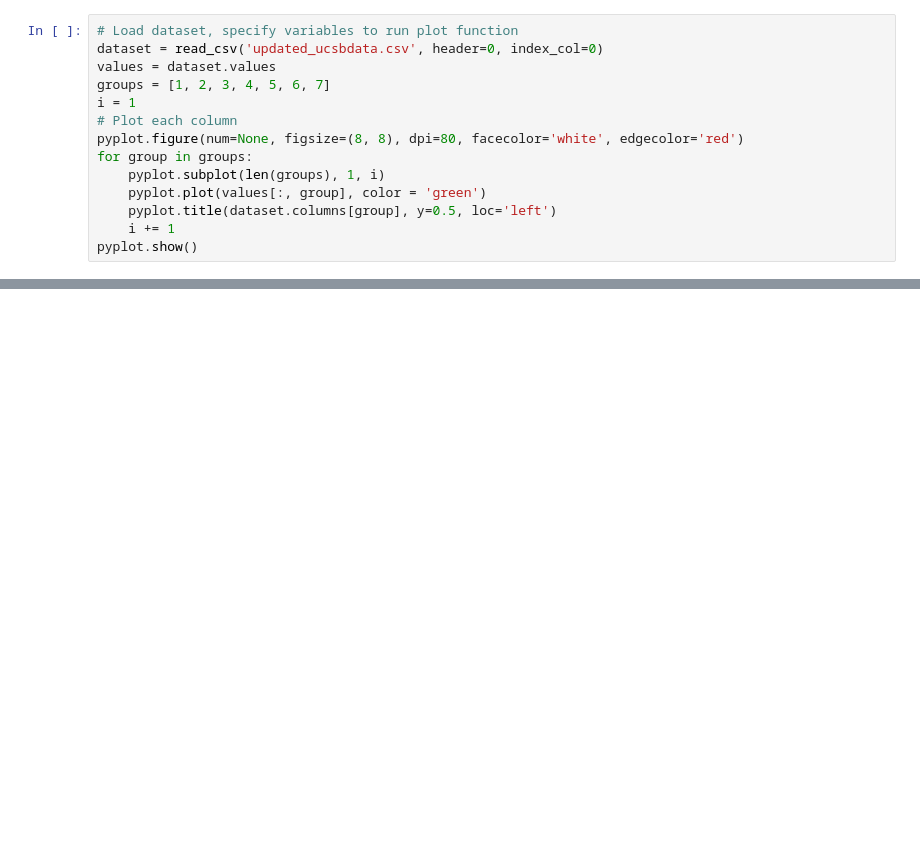
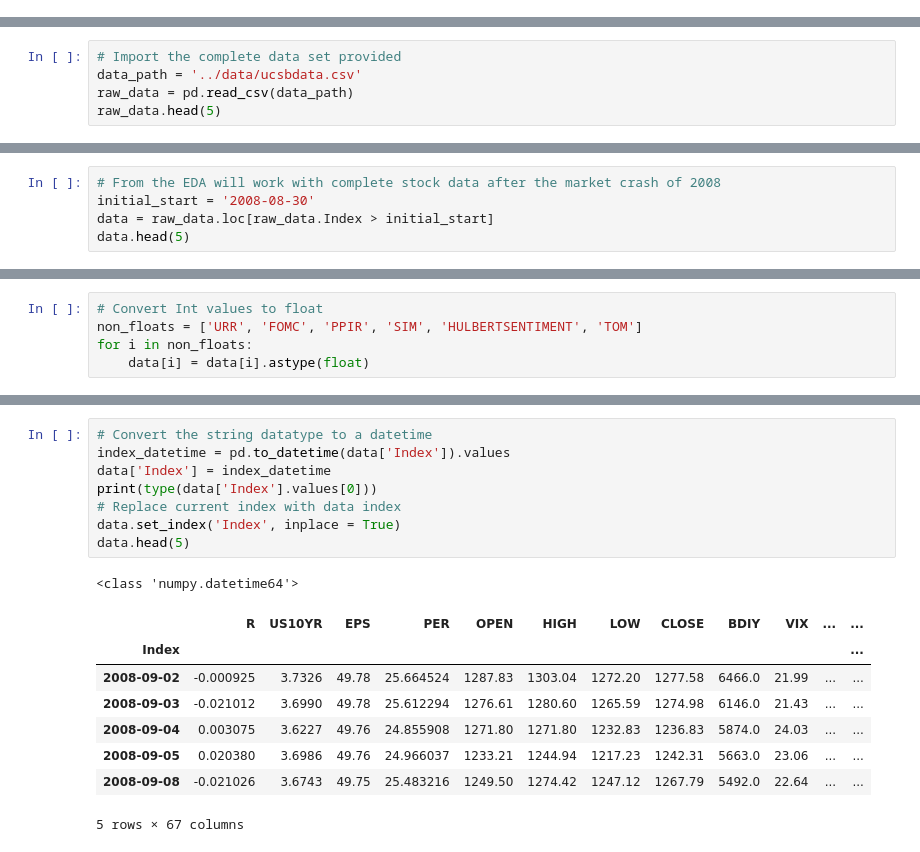
Before and after one commit to pburkepro/Hull-Tactical-Contest, a Jupyter notebook: LSTM/LSTM-Sergio.ipynb, the cells around one changed output, grey strips where cells are left out. Drawn from its saved outputs; the diff is of its cells as text; blank space fills up the shorter version.

```diff
--- a/LSTM/LSTM-Sergio.ipynb
+++ b/LSTM/LSTM-Sergio.ipynb
@@ -76,14 +0,0 @@ memory usage: 8.7+ MB
-# %%
-# Load dataset, specify variables to run plot function
-dataset = read_csv('updated_ucsbdata.csv', header=0, index_col=0)
-values = dataset.values
-groups = [1, 2, 3, 4, 5, 6, 7]
-i = 1
-# Plot each column
-pyplot.figure(num=None, figsize=(8, 8), dpi=80, facecolor='white', edgecolor='red')
-for group in groups:
-    pyplot.subplot(len(groups), 1, i)
-    pyplot.plot(values[:, group], color = 'green')
-    pyplot.title(dataset.columns[group], y=0.5, loc='left')
-    i += 1
-pyplot.show()
@@ -227,0 +17,5 @@ ValueError: Error when checking input: expected lstm_input to have 3 dimensions,
+# %%
+# Import the complete data set provided
+data_path = '../data/ucsbdata.csv'
+raw_data = pd.read_csv(data_path)
+raw_data.head(5)
@@ -227,0 +30,5 @@ ValueError: Error when checking input: expected lstm_input to have 3 dimensions,
+# %%
+# From the EDA will work with complete stock data after the market crash of 2008
+initial_start = '2008-08-30'
+data = raw_data.loc[raw_data.Index > initial_start]
+data.head(5)
@@ -227,0 +64,5 @@ ValueError: Error when checking input: expected lstm_input to have 3 dimensions,
+# %%
+# Convert Int values to float
+non_floats = ['URR', 'FOMC', 'PPIR', 'SIM', 'HULBERTSENTIMENT', 'TOM']
+for i in non_floats:
+    data[i] = data[i].astype(float)
@@ -227,0 +90,18 @@ ValueError: Error when checking input: expected lstm_input to have 3 dimensions,
+# %%
+# Convert the string datatype to a datetime
+index_datetime = pd.to_datetime(data['Index']).values
+data['Index'] = index_datetime
+print(type(data['Index'].values[0]))
+# Replace current index with data index
+data.set_index('Index', inplace = True)
+data.head(5)
+# %% [output]
+<class 'numpy.datetime64'>
+|  | R | US10YR | EPS | PER | OPEN | HIGH | LOW | CLOSE | BDIY | VIX | ... | ... |
+| Index |  |  |  |  |  |  |  |  |  |  |  | ... |
+| 2008-09-02 | -0.000925 | 3.7326 | 49.78 | 25.664524 | 1287.83 | 1303.04 | 1272.20 | 1277.58 | 6466.0 | 21.99 | ... | ... |
+| 2008-09-03 | -0.021012 | 3.6990 | 49.78 | 25.612294 | 1276.61 | 1280.60 | 1265.59 | 1274.98 | 6146.0 | 21.43 | ... | ... |
+| 2008-09-04 | 0.003075 | 3.6227 | 49.76 | 24.855908 | 1271.80 | 1271.80 | 1232.83 | 1236.83 | 5874.0 | 24.03 | ... | ... |
+| 2008-09-05 | 0.020380 | 3.6986 | 49.76 | 24.966037 | 1233.21 | 1244.94 | 1217.23 | 1242.31 | 5663.0 | 23.06 | ... | ... |
+| 2008-09-08 | -0.021026 | 3.6743 | 49.75 | 25.483216 | 1249.50 | 1274.42 | 1247.12 | 1267.79 | 5492.0 | 22.64 | ... | ... |
+5 rows × 67 columns
```
Also changed, not shown: parts of 21 cells of this notebook.
